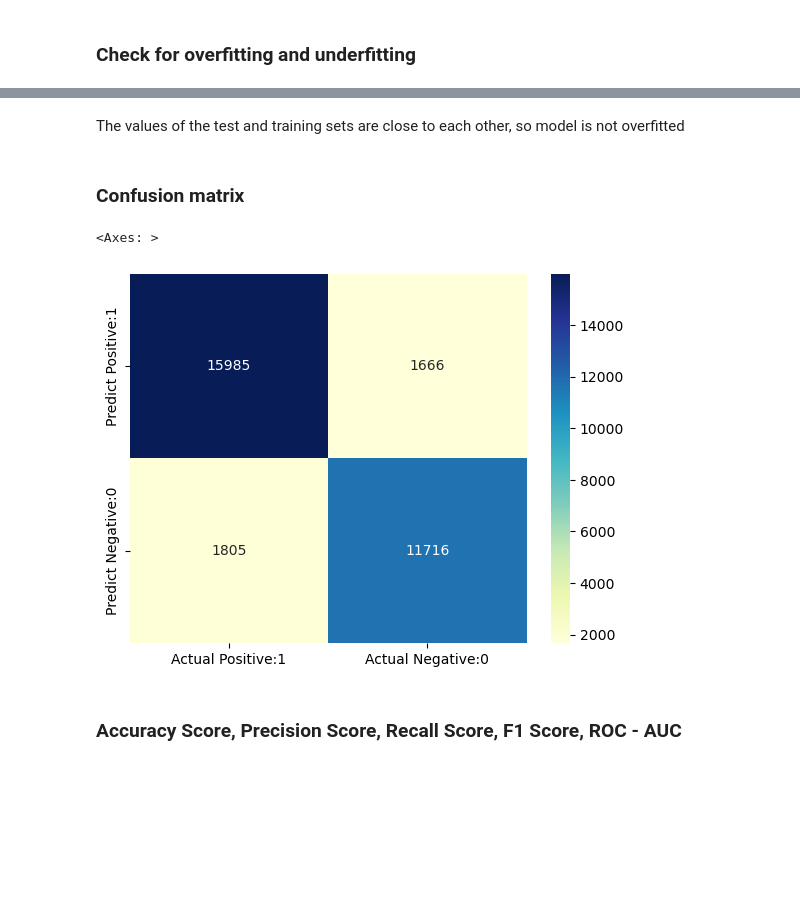
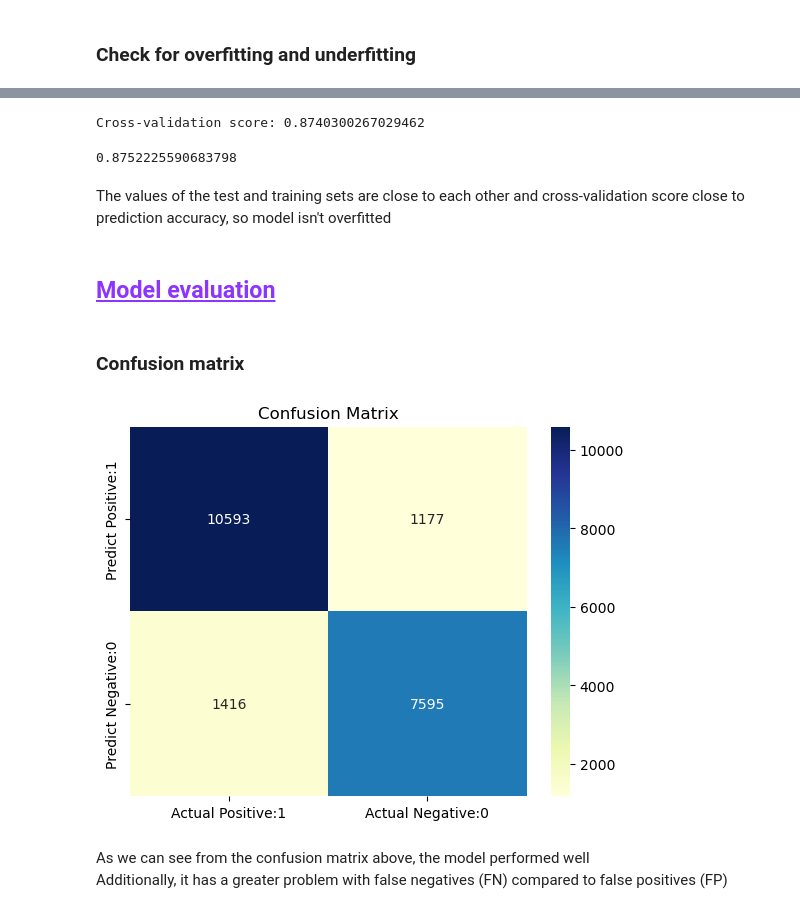
Before and after one commit to andrii-zapukhlyi/passenger_satisfaction, a Jupyter notebook: passenger_satisfaction.ipynb, the cells around one changed output, grey strips where cells are left out. Saved outputs shown, nothing was run; the diff lists cells and outputs as text; code cells hidden in the pictures; blank space fills up the shorter version.

```diff
--- a/passenger_satisfaction.ipynb
+++ b/passenger_satisfaction.ipynb
@@ -312,23 +228,11 @@ I will use One-hot encoding to convert categorical variables into numerical
-# %%
-X_train = pd.concat([X_train[num], pd.get_dummies(X_train["gender"]),
-                     pd.get_dummies(X_train["customer.type"]),
-                     pd.get_dummies(X_train["type.of.travel"]),
-                     pd.get_dummies(X_train["class"])], axis = 1)
-# %%
-X_test = pd.concat([X_test[num], pd.get_dummies(X_test["gender"]),
-                     pd.get_dummies(X_test["customer.type"]),
-                     pd.get_dummies(X_test["type.of.travel"]),
-                     pd.get_dummies(X_test["class"])], axis = 1)
 # %% [markdown]
 ## <span style="color:#8D35FF; text-decoration:underline">Data scaling</span>
 
 For data scaling, I will use MinMaxScaler
 # %%
-columns = X_train.columns
 scaler = MinMaxScaler()
-
-X_train = pd.DataFrame(scaler.fit_transform(X_train), columns=[columns])
-X_test = pd.DataFrame(scaler.fit_transform(X_test), columns=[columns])
+X_train[num] = pd.DataFrame(scaler.fit_transform(X_train[num]))
+X_test[num] = pd.DataFrame(scaler.transform(X_test[num]))
 X_train.describe()
 # %% [output]
 |  | age | flight.distance | inflight.wifi.service | departure.arrival.time.convenient | ease.of.online.booking | ... |
@@ -348,3 +252,4 @@ Now our X_train dataset ready to be fed into the Logistic Regression classifier
 # %%
-model = LogisticRegression(solver='liblinear', random_state=7)
+model = LogisticRegression()
 model.fit(X_train, y_train)
+y_hat = model.predict(X_test)
@@ -365,17 +264,30 @@ Test set: 0.8887
+# %%
+scores = cross_val_score(model, X_train, y_train, cv=5, scoring='accuracy')
+print("Cross-validation score:", np.mean(scores))
+# %% [output]
+Cross-validation score: 0.8740300267029462
+# %%
+accuracy_score(y_hat, y_test)
+# %% [output]
+0.8752225590683798
 # %% [markdown]
-The values of the test and training sets are close to each other, so model is not overfitted
+The values of the test and training sets are close to each other and cross-validation score close to prediction accuracy, so model isn't overfitted
+# %% [markdown]
+## <span style="color:#8D35FF; text-decoration:underline">Model evaluation</span>
 # %% [markdown]
 ### Confusion matrix
 # %%
-cm = confusion_matrix(y_test, prediction)
+cm = confusion_matrix(y_test, y_hat)
 cm_matrix = pd.DataFrame(data=cm,
                          columns=['Actual Positive:1', 'Actual Negative:0'],
                          index=['Predict Positive:1', 'Predict Negative:0'])
 sns.heatmap(cm_matrix, annot=True, fmt='d', cmap='YlGnBu')
+plt.title("Confusion Matrix")
+plt.show()
 # %% [output]
-<Axes: >
-[figure, old version]
+[figure, new version]
-# %% [markdown]
-### Accuracy Score, Precision Score, Recall Score, F1 Score, ROC - AUC
+# %% [markdown]
+As we can see from the confusion matrix above, the model performed well <br>
+Additionally, it has a greater problem with false negatives (FN) compared to false positives (FP)
 # %%
 def metrics(df_target,predict,class_probabilities):
```
Also changed, not shown: parts of 32 cells of this notebook.
